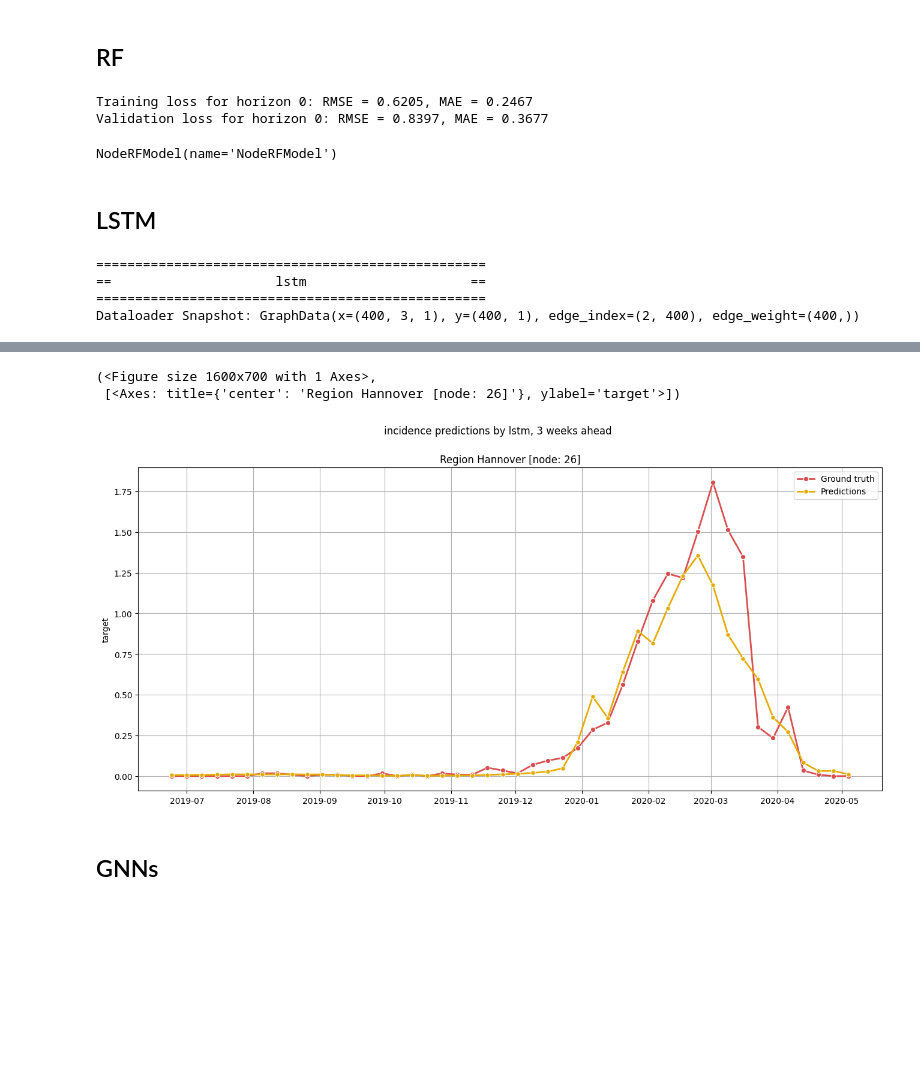
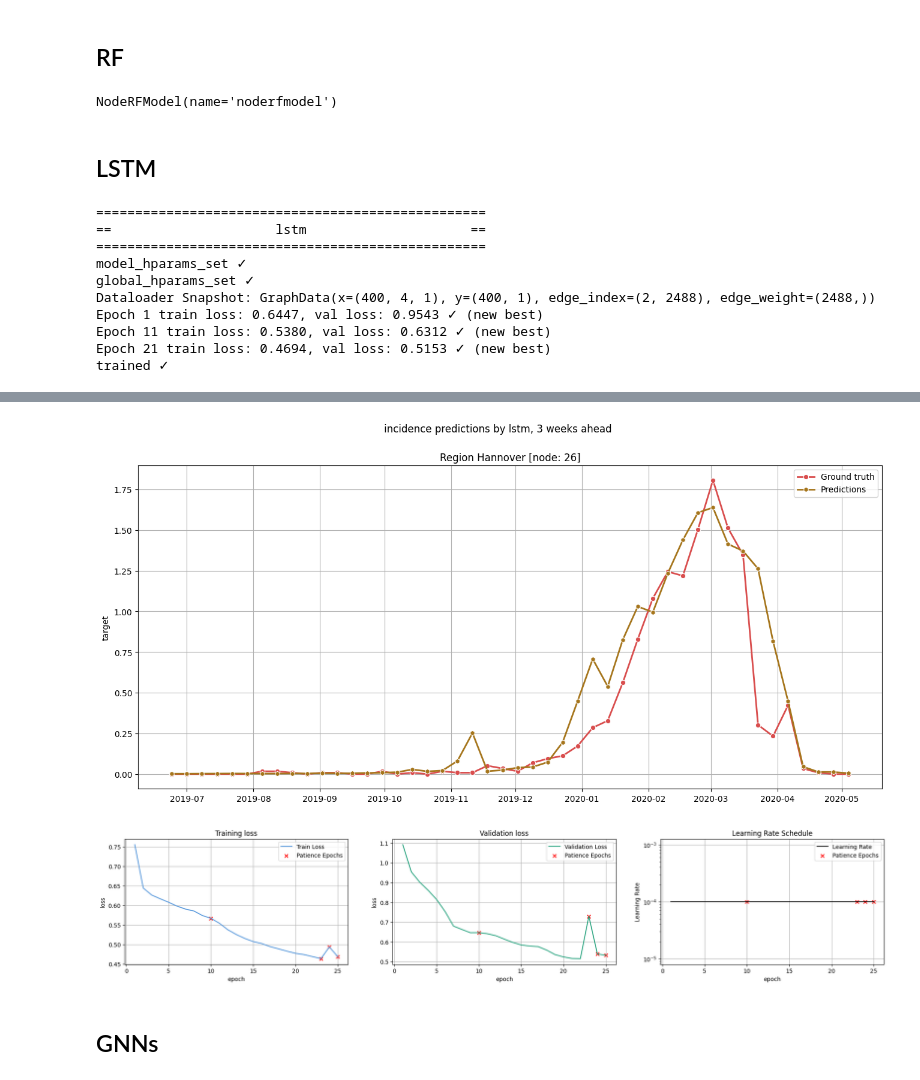
Before and after one commit to stends2001/infectious_disease_gnn, a Jupyter notebook: src/notebooks/3. DeepDataLoader.ipynb, the cells around one changed output, grey strips where cells are left out. Saved outputs shown, nothing was run; the diff lists cells and outputs as text; code cells hidden in the pictures; blank space fills up the shorter version.

```diff
--- a/src/notebooks/3. DeepDataLoader.ipynb
+++ b/src/notebooks/3. DeepDataLoader.ipynb
@@ -84,23 +84,27 @@ ClimateologyModel(name='climateology_model')
 rf = NodeRFModel(shallowdata)
 rf.set_global_hparams()
 rf.set_model_hparams(n_estimators=100)
-rf.train(verbose=2)
+rf.train()
 rf.forecast('test')
 # %% [output]
-Training loss for horizon 0: RMSE = 0.6205, MAE = 0.2467
-Validation loss for horizon 0: RMSE = 0.8397, MAE = 0.3677
+NodeRFModel(name='noderfmodel')
-NodeRFModel(name='NodeRFModel')
 # %% [markdown]
 ## LSTM
 # %%
-lstm = NodeLSTMModel(graphdataloader_1, name = 'lstm')
+lstm = NodeLSTMModel(graphdataloader_1, name = 'lstm', verbose = 2)
 lstm.set_model_hparams(hidden_size=128)
 lstm.set_global_hparams(**global_hparams)
-lstm.train(verbose = 0, show_loss=False)
+lstm.train()
 lstm.forecast('test')
 lstm.show_forecasts(26)
 # %% [output]
 ==================================================
 ==                     lstm                     ==
 ==================================================
-Dataloader Snapshot: GraphData(x=(400, 3, 1), y=(400, 1), edge_index=(2, 400), edge_weight=(400,))
+model_hparams_set ✓
+global_hparams_set ✓
+Dataloader Snapshot: GraphData(x=(400, 4, 1), y=(400, 1), edge_index=(2, 2488), edge_weight=(2488,))
+Epoch 1 train loss: 0.6447, val loss: 0.9543 ✓ (new best)
+Epoch 11 train loss: 0.5380, val loss: 0.6312 ✓ (new best)
+Epoch 21 train loss: 0.4694, val loss: 0.5153 ✓ (new best)
+trained ✓
@@ -110,6 +113,5 @@ Test loss: 0.7600
-(<Figure size 1600x700 with 1 Axes>,
- [<Axes: title={'center': 'Region Hannover [node: 26]'}, ylabel='target'>])
-[figure, old version]
+[figure, new version]
+[figure, added]
 # %% [markdown]
 ## GNNs
 # %%
```
Also changed, not shown: parts of 4 cells of this notebook, 21 other files.
